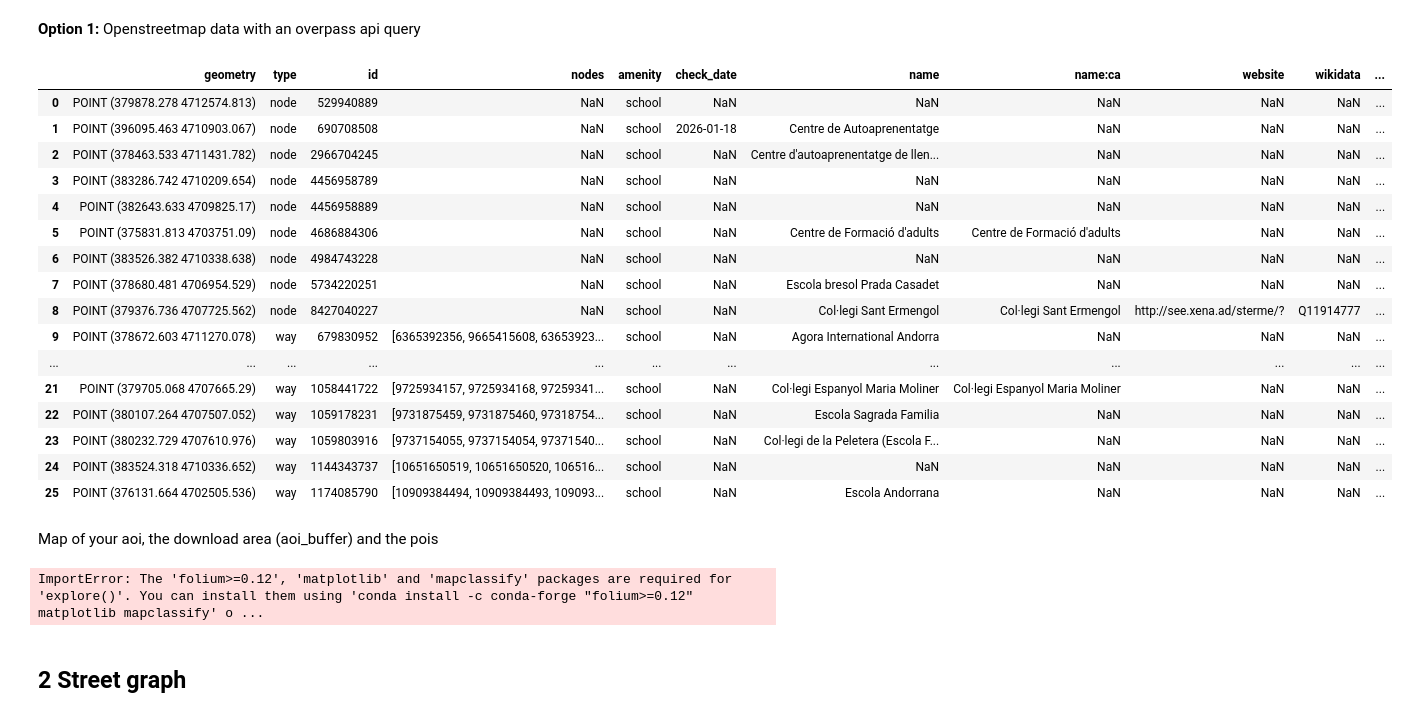
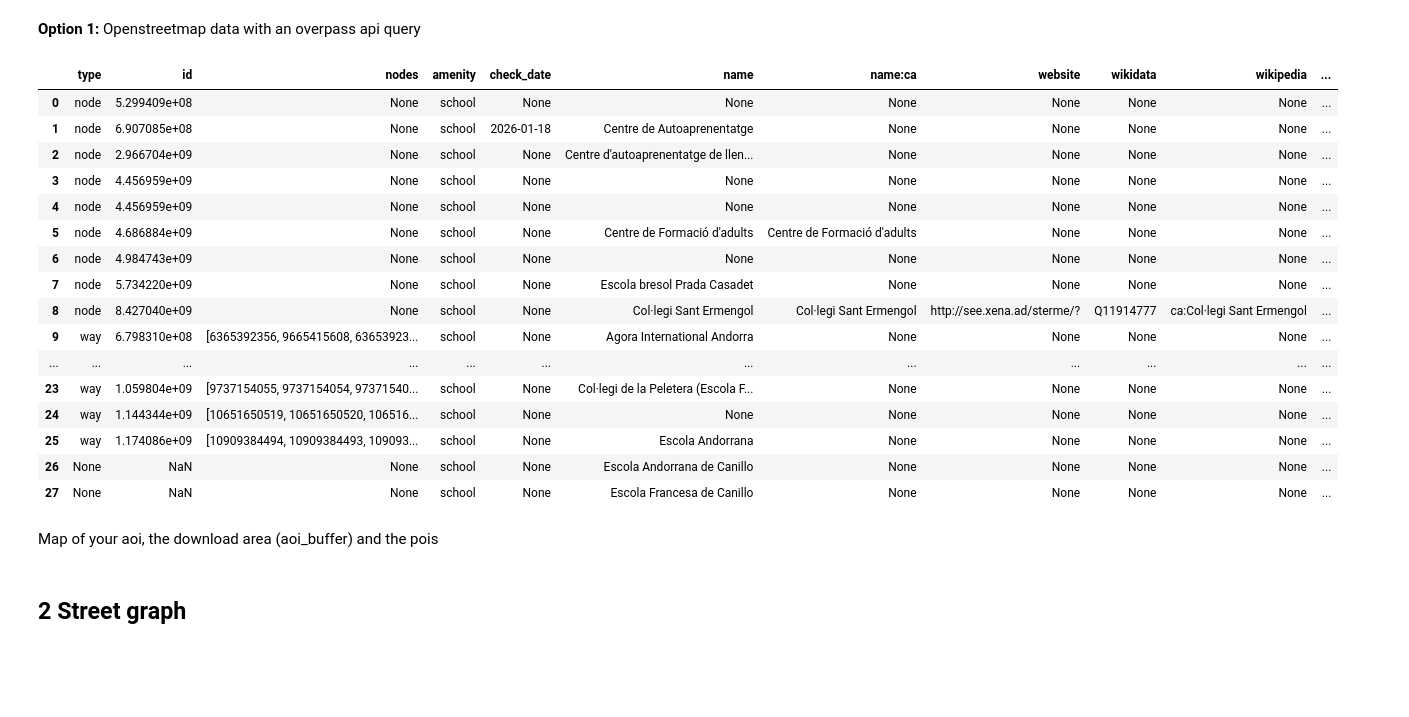
Before and after one commit to xbastida/UrbanAccessAnalyzer_Version, a Jupyter notebook: examples/rural_schools_andorra.ipynb, the cells around one changed output. Cells and saved outputs as stored; diff of their text form; code cells hidden in the pictures; blank space fills up the shorter version.

```diff
--- a/examples/rural_schools_andorra.ipynb
+++ b/examples/rural_schools_andorra.ipynb
@@ -158,25 +158,31 @@ poi.to_file(poi_path)
 # %%
+# poi = poi.to_crs(aoi.crs)
+# poi = poi[poi.geometry.intersects(aoi_download.union_all())]
+# poi
+from pathlib import Path
+poi = gpd.read_file(Path("andorra") / "schools.gpkg")
+poi.geometry = poi.geometry.centroid
 poi = poi.to_crs(aoi.crs)
-poi = poi[poi.geometry.intersects(aoi_download.union_all())]
+poi.to_file(poi_path)
 poi
 # %% [output]
-|  | geometry | type | id | nodes | amenity | check_date | name | name:ca | website | wikidata | ... |
-| 0 | POINT (379878.278 4712574.813) | node | 529940889 | NaN | school | NaN | NaN | NaN | NaN | NaN | ... |
-| 1 | POINT (396095.463 4710903.067) | node | 690708508 | NaN | school | 2026-01-18 | Centre de Autoaprenentatge | NaN | NaN | NaN | ... |
-| 2 | POINT (378463.533 4711431.782) | node | 2966704245 | NaN | school | NaN | Centre d'autoaprenentatge de llen... | NaN | NaN | NaN | ... |
-| 3 | POINT (383286.742 4710209.654) | node | 4456958789 | NaN | school | NaN | NaN | NaN | NaN | NaN | ... |
-| 4 | POINT (382643.633 4709825.17) | node | 4456958889 | NaN | school | NaN | NaN | NaN | NaN | NaN | ... |
-| 5 | POINT (375831.813 4703751.09) | node | 4686884306 | NaN | school | NaN | Centre de Formació d'adults | Centre de Formació d'adults | NaN | NaN | ... |
-| 6 | POINT (383526.382 4710338.638) | node | 4984743228 | NaN | school | NaN | NaN | NaN | NaN | NaN | ... |
-| 7 | POINT (378680.481 4706954.529) | node | 5734220251 | NaN | school | NaN | Escola bresol Prada Casadet | NaN | NaN | NaN | ... |
-| 8 | POINT (379376.736 4707725.562) | node | 8427040227 | NaN | school | NaN | Col·legi Sant Ermengol | Col·legi Sant Ermengol | http://see.xena.ad/sterme/? | Q11914777 | ... |
-| 9 | POINT (378672.603 4711270.078) | way | 679830952 | [6365392356, 9665415608, 63653923... | school | NaN | Agora International Andorra | NaN | NaN | NaN | ... |
+|  | type | id | nodes | amenity | check_date | name | name:ca | website | wikidata | wikipedia | ... |
+| 0 | node | 5.299409e+08 | None | school | None | None | None | None | None | None | ... |
+| 1 | node | 6.907085e+08 | None | school | 2026-01-18 | Centre de Autoaprenentatge | None | None | None | None | ... |
+| 2 | node | 2.966704e+09 | None | school | None | Centre d'autoaprenentatge de llen... | None | None | None | None | ... |
+| 3 | node | 4.456959e+09 | None | school | None | None | None | None | None | None | ... |
+| 4 | node | 4.456959e+09 | None | school | None | None | None | None | None | None | ... |
+| 5 | node | 4.686884e+09 | None | school | None | Centre de Formació d'adults | Centre de Formació d'adults | None | None | None | ... |
+| 6 | node | 4.984743e+09 | None | school | None | None | None | None | None | None | ... |
+| 7 | node | 5.734220e+09 | None | school | None | Escola bresol Prada Casadet | None | None | None | None | ... |
+| 8 | node | 8.427040e+09 | None | school | None | Col·legi Sant Ermengol | Col·legi Sant Ermengol | http://see.xena.ad/sterme/? | Q11914777 | ca:Col·legi Sant Ermengol | ... |
+| 9 | way | 6.798310e+08 | [6365392356, 9665415608, 63653923... | school | None | Agora International Andorra | None | None | None | None | ... |
 | ... | ... | ... | ... | ... | ... | ... | ... | ... | ... | ... | ... |
-| 21 | POINT (379705.068 4707665.29) | way | 1058441722 | [9725934157, 9725934168, 97259341... | school | NaN | Col·legi Espanyol Maria Moliner | Col·legi Espanyol Maria Moliner | NaN | NaN | ... |
-| 22 | POINT (380107.264 4707507.052) | way | 1059178231 | [9731875459, 9731875460, 97318754... | school | NaN | Escola Sagrada Familia | NaN | NaN | NaN | ... |
-| 23 | POINT (380232.729 4707610.976) | way | 1059803916 | [9737154055, 9737154054, 97371540... | school | NaN | Col·legi de la Peletera (Escola F... | NaN | NaN | NaN | ... |
-| 24 | POINT (383524.318 4710336.652) | way | 1144343737 | [10651650519, 10651650520, 106516... | school | NaN | NaN | NaN | NaN | NaN | ... |
-| 25 | POINT (376131.664 4702505.536) | way | 1174085790 | [10909384494, 10909384493, 109093... | school | NaN | Escola Andorrana | NaN | NaN | NaN | ... |
+| 23 | way | 1.059804e+09 | [9737154055, 9737154054, 97371540... | school | None | Col·legi de la Peletera (Escola F... | None | None | None | None | ... |
+| 24 | way | 1.144344e+09 | [10651650519, 10651650520, 106516... | school | None | None | None | None | None | None | ... |
+| 25 | way | 1.174086e+09 | [10909384494, 10909384493, 109093... | school | None | Escola Andorrana | None | None | None | None | ... |
+| 26 | None | NaN | None | school | None | Escola Andorrana de Canillo | None | None | None | None | ... |
+| 27 | None | NaN | None | school | None | Escola Francesa de Canillo | None | None | None | None | ... |
 # %% [markdown]
 Map of your aoi, the download area (aoi_buffer) and the pois
 # %%
@@ -194,9 +200,7 @@ if show_maps:
         pois=poi,
     )
 
-m
+# m
-# %% [output]
-ImportError: The 'folium>=0.12', 'matplotlib' and 'mapclassify' packages are required for 'explore()'. You can install them using 'conda install -c conda-forge "folium>=0.12" matplotlib mapclassify' o ...
 # %% [markdown]
 ## 2 Street graph
 # %% [markdown]
```
Also changed, not shown: parts of 11 cells of this notebook, 10 other files.
